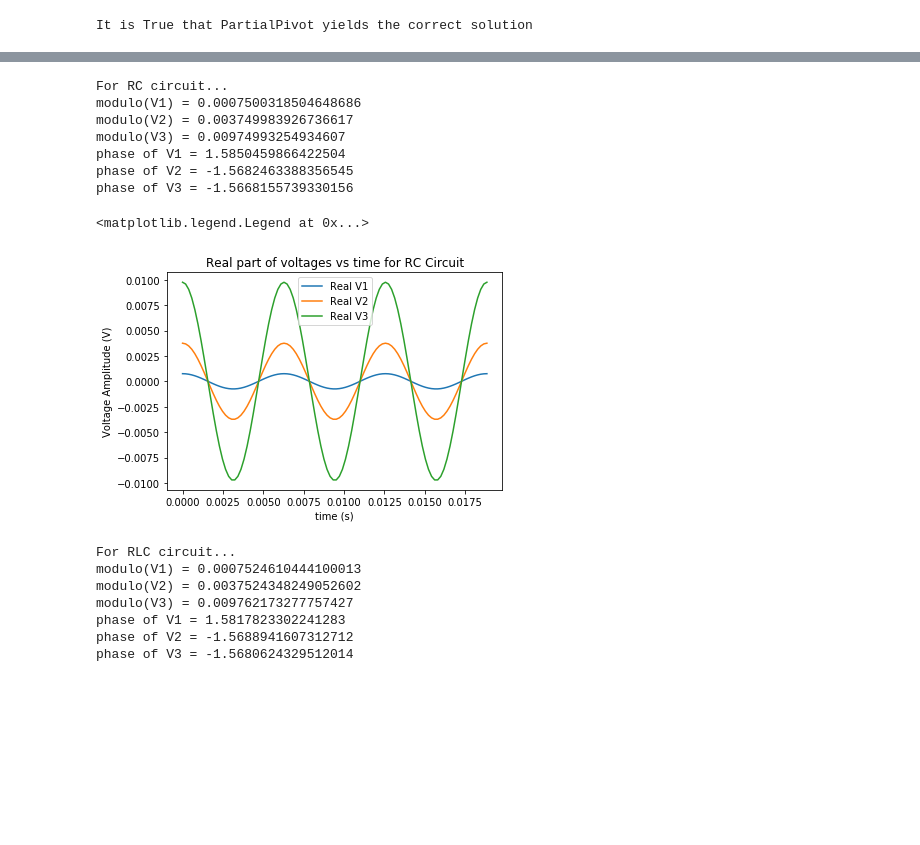
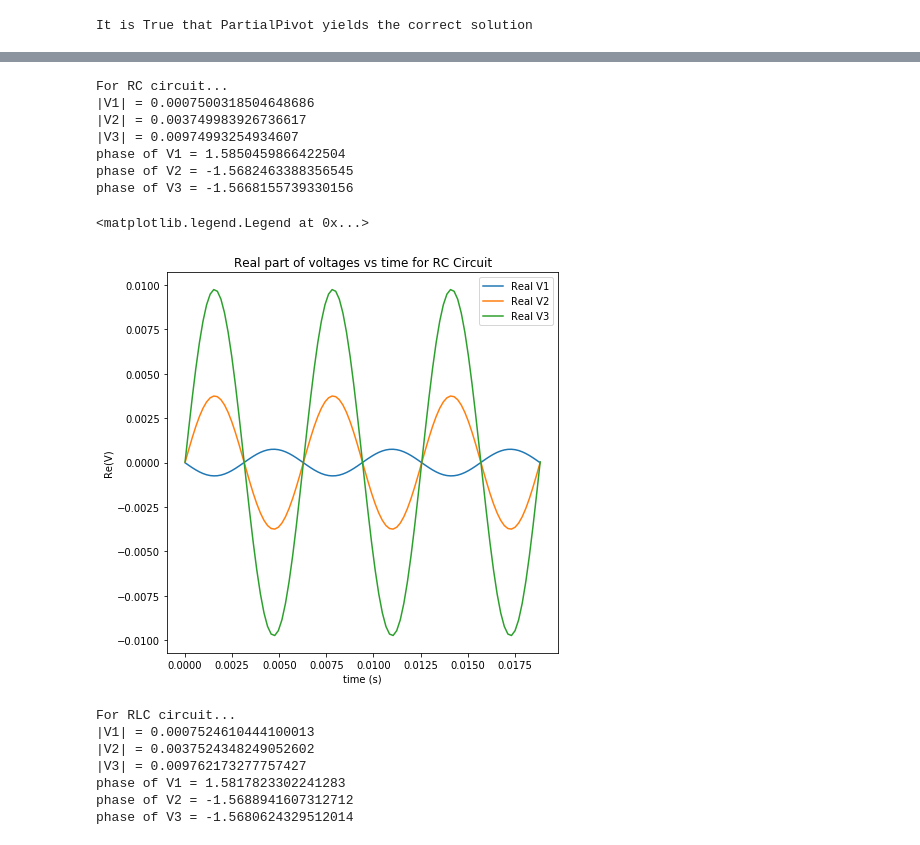
Before and after one commit to andrewkhardy/PHY-407, a Jupyter notebook: Lab04_Q1.ipynb, the cells around one changed output, grey strips where cells are left out. Cells and saved outputs as stored; diff of their text form; code cells hidden in the pictures; blank space fills up the shorter version.

```diff
--- a/Lab04_Q1.ipynb
+++ b/Lab04_Q1.ipynb
@@ -1,12 +6,24 @@
 # %%
+#will use this pre-defined
+#fig size and font size for figures
+#because it is the largest I can go
+#and still have it render in pdf nicely
+plotsize = (7,7)
+font = 12
 #Q1 part a)
+#import SolveLinear module functions
 from SolveLinear import GaussElim, PartialPivot
-import numpy as np
-A = np.array([2.,1.,4.,1.,3.,4.,-1.,-1.,1.,-4.,1.,5.,2.,-2.,1.,3.]).reshape(4,4)
+import numpy as np #import numpy for arrays
+#instantiate arrray variable A as the 4x4 matrix in 6.16
+A = np.array\
+([2.,1.,4.,1.,3.,4.,-1.,-1.,1.,-4.,1.,5.,2.,-2.,1.,3.]).reshape(4,4)
+#instantiate vector variable v as the vector in 6.16 (Ax = v)
 v = np.array([-4.,3.,9.,7.])
 
-x1 = GaussElim(A,v)
-x2 = PartialPivot(A,v)
-print('It is '+str(np.allclose(np.dot(A, x2), v))+' that PartialPivot yields the correct solution')
+x1 = GaussElim(A,v) #solve for x using gaussian elimination
+x2 = PartialPivot(A,v) #solve for x using the partial pivot function
+#check the solutions are the same up to rounding and print
+print('It is '+str(np.allclose(np.dot(A, x2), v))\
+      +' that PartialPivot yields the correct solution')
 # %% [output]
 It is True that PartialPivot yields the correct solution
@@ -102,7 +234,13 @@ C2 = 0.5 #micro F
 xplus = 3 #V
 w = 1000 #rad s^-1
 #define system Mx = y
-M = np.array([[((1/R1) + (1/R4)+1j*w*C1),1j*w*C1,0],[-1j*w*C1,((1/R2) + (1/R5) + 1j*w*C1 + 1j*w*C2),-1j*w*C2],[0, -1j*w*C2, ((1/R3) + (1/R6) + 1j*w*C2)]],dtype=np.complex_)
+
+M = np.array(\
+[[((1/R1) + (1/R4)+1j*w*C1),1j*w*C1,0],\
+ [-1j*w*C1,((1/R2) + (1/R5) + 1j*w*C1 + \
+1j*w*C2),-1j*w*C2],[0, -1j*w*C2, \
+((1/R3) + (1/R6) + 1j*w*C2)]],dtype=np.complex_)
+
 y = np.array([(xplus/R1), (xplus/R2), (xplus/R3)],dtype=np.complex_)
 #TO DO covert units?
 # %%
@@ -124,42 +262,43 @@ phase_V3 = np.angle(V3)
 
 print('For RC circuit...')
 
-print('modulo(V1) = {0}'.format(modulo_V1))
-print('modulo(V2) = {0}'.format(modulo_V2))
-print('modulo(V3) = {0}'.format(modulo_V3))
+print('|V1| = {0}'.format(modulo_V1))
+print('|V2| = {0}'.format(modulo_V2))
+print('|V3| = {0}'.format(modulo_V3))
 
 print('phase of V1 = {0}'.format(phase_V1))
 print('phase of V2 = {0}'.format(phase_V2))
 print('phase of V3 = {0}'.format(phase_V3))
 # %% [output]
 For RC circuit...
-modulo(V1) = 0.0007500318504648686
-modulo(V2) = 0.003749983926736617
-modulo(V3) = 0.00974993254934607
+|V1| = 0.0007500318504648686
+|V2| = 0.003749983926736617
+|V3| = 0.00974993254934607
 phase of V1 = 1.5850459866422504
 phase of V2 = -1.5682463388356545
 phase of V3 = -1.5668155739330156
 # %%
 #plot voltages with their time-evolving phases for several periods
 #for RC circuit
 T = 2*np.pi/w #1 period in s
-t = np.linspace(0,3*T,100)
-
+t = np.linspace(0,3*T,100) #time for 3 periods
+#get real components of voltage according to derived
+#expression in introduction
 V1_real = V1.real*np.cos(w*t) - V1.imag*np.sin(w*t)
 V2_real = V2.real*np.cos(w*t) - V2.imag*np.sin(w*t)
 V3_real = V3.real*np.cos(w*t) - V3.imag*np.sin(w*t)
 
-plt.figure()
-plt.plot(t,modulo_V1*np.cos(w*t),label = 'Real V1')
-plt.plot(t,modulo_V2*np.cos(w*t),label = 'Real V2')
-plt.plot(t,modulo_V3*np.cos(w*t),label = 'Real V3')
+plt.figure(figsize = plotsize)
+plt.plot(t,V1_real,label = 'Real V1')
+plt.plot(t,V2_real,label = 'Real V2')
+plt.plot(t,V3_real,label = 'Real V3')
 plt.title('Real part of voltages vs time for RC Circuit')
-plt.ylabel('Voltage Amplitude (V)')
+plt.ylabel('Re(V)')
 plt.xlabel('time (s)')
 plt.legend()
 # %% [output]
 <matplotlib.legend.Legend at 0x...>
-[figure, old version]
+[figure, new version]
 # %%
 Mp = np.array([[((1/R1) + (1/R4)+1j*w*C1),1j*w*C1,0],[-1j*w*C1,((1/R2) + (1/R5) + 1j*w*C1 + 1j*w*C2),-1j*w*C2],[0, -1j*w*C2, ((1/R3) + (1/(1j*R6)) + 1j*w*C2)]],dtype=np.complex_)
 #solve (Mp)(xp) = y
@@ -180,18 +319,18 @@ phase_V3p = np.angle(V3p)
 
 print('For RLC circuit...')
 
-print('modulo(V1) = {0}'.format(modulo_V1p))
-print('modulo(V2) = {0}'.format(modulo_V2p))
-print('modulo(V3) = {0}'.format(modulo_V3p))
+print('|V1| = {0}'.format(modulo_V1p))
+print('|V2| = {0}'.format(modulo_V2p))
+print('|V3| = {0}'.format(modulo_V3p))
 
 print('phase of V1 = {0}'.format(phase_V1p))
 print('phase of V2 = {0}'.format(phase_V2p))
 print('phase of V3 = {0}'.format(phase_V3p))
 # %% [output]
 For RLC circuit...
-modulo(V1) = 0.0007524610444100013
-modulo(V2) = 0.0037524348249052602
-modulo(V3) = 0.009762173277757427
+|V1| = 0.0007524610444100013
+|V2| = 0.0037524348249052602
+|V3| = 0.009762173277757427
 phase of V1 = 1.5817823302241283
 phase of V2 = -1.5688941607312712
 phase of V3 = -1.5680624329512014
```
Also changed, not shown: parts of 14 cells of this notebook.
